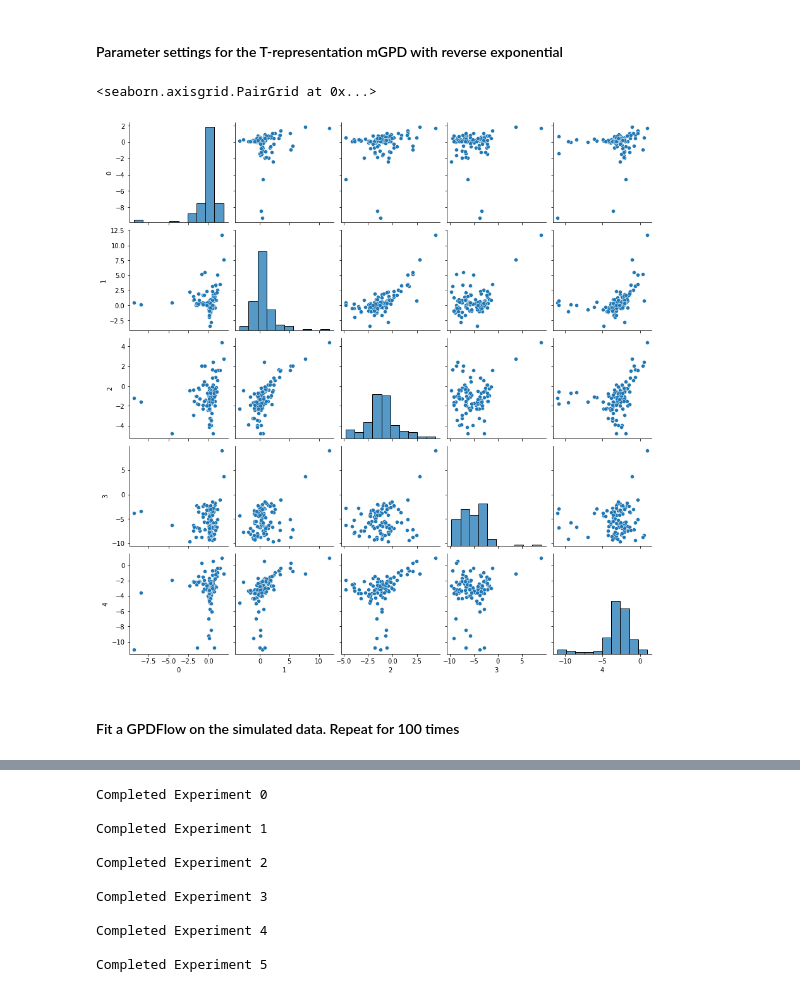
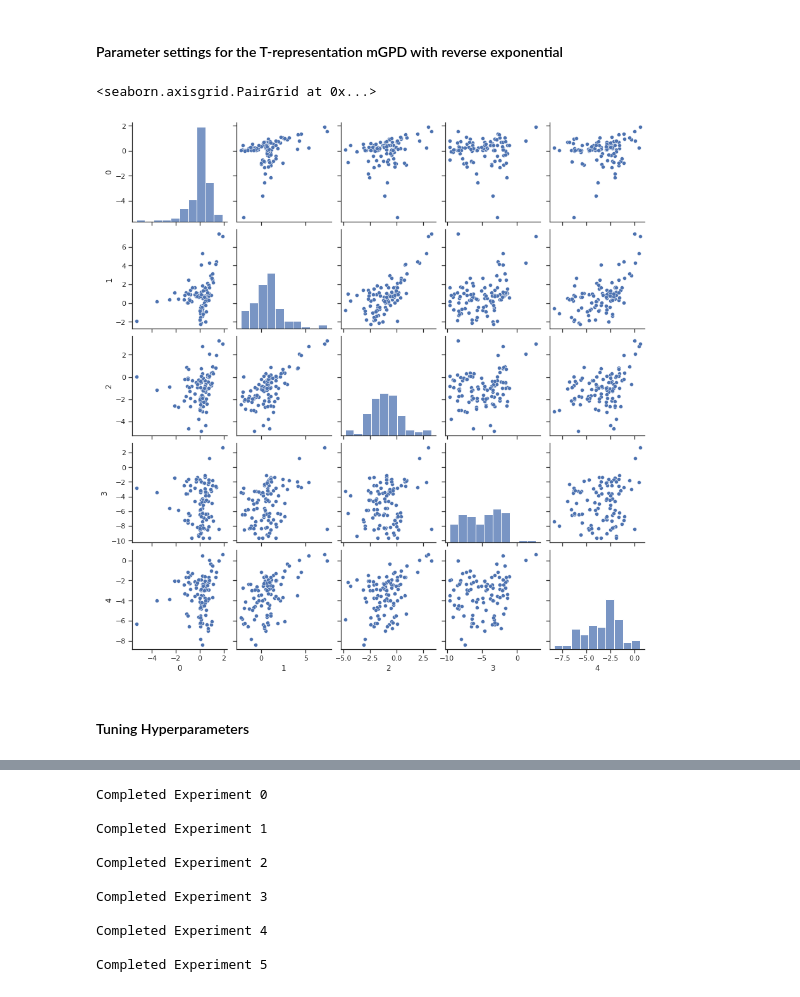
Before and after one commit to hcl516926907/GPDFlow, a Jupyter notebook: GPDFlow_Simulation_Scenario_1.ipynb, the cells around one changed output, grey strips where cells are left out. Cells and saved outputs as stored; diff of their text form; code cells hidden in the pictures.

```diff
--- a/GPDFlow_Simulation_Scenario_1.ipynb
+++ b/GPDFlow_Simulation_Scenario_1.ipynb
@@ -28,11 +29,15 @@ beta = np.array([1, 2, 3, 4, 5])
 sig = np.array([0.5, 1.2, 1, 1.5, 0.8])
 gamma = np.array([-0.1, 0.2, 0, 0.15, -0.05])
 # %%
-samples = cf.sim_revexp_T_mgpd(n_samples, 5, a, beta, sig, gamma)
+seed = 1234
+random.seed(seed)
+np.random.seed(seed)
+
+samples = cf.sim_revexp_T_mgpd(n_samples, d, a, beta, sig, gamma)
 
 sns.pairplot(pd.DataFrame(samples), diag_kws={'bins': 10})
 # %% [output]
 <seaborn.axisgrid.PairGrid at 0x...>
-[figure, old version]
+[figure, new version]
-# %% [markdown]
-#### Fit a GPDFlow on the simulated data. Repeat for 100 times
+# %% [markdown]
+#### Tuning Hyperparameters
```
Also changed, not shown: parts of 18 cells of this notebook, 16 other files.
